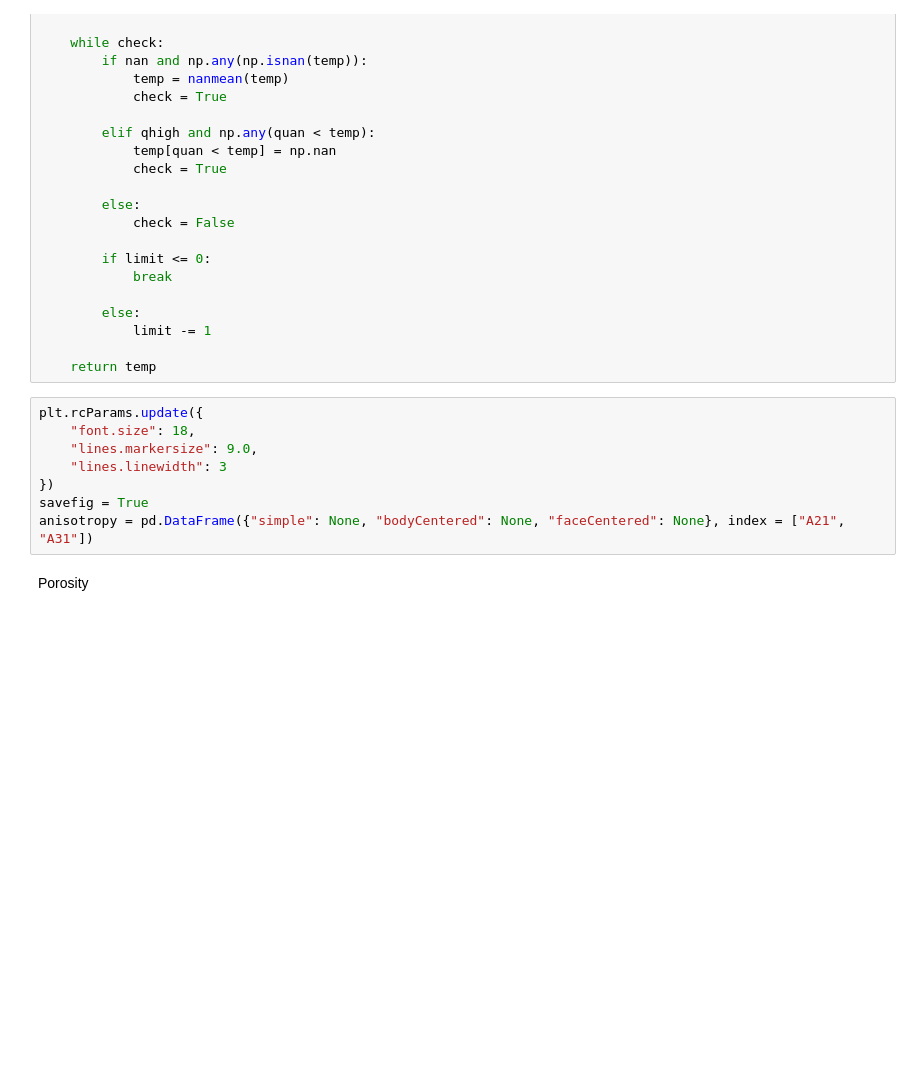
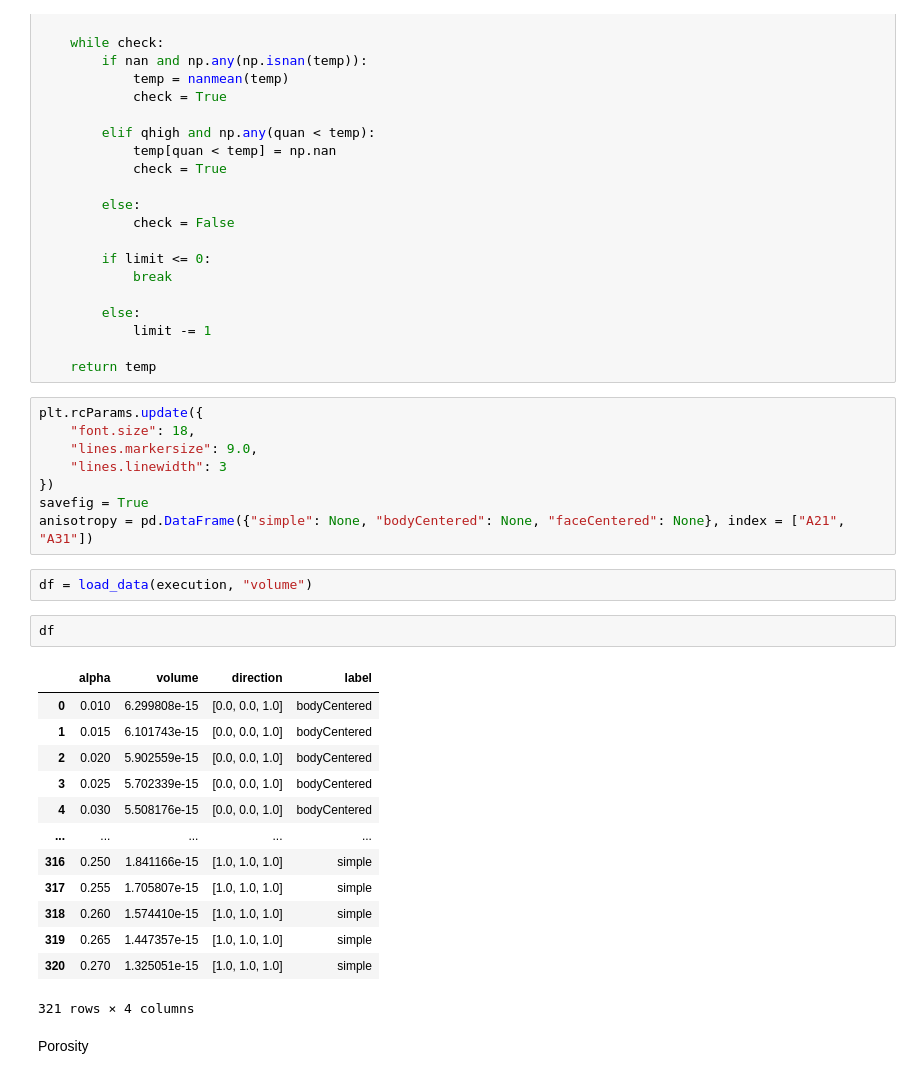
Before and after one commit to L-Nafaryus/anisotropy, a Jupyter notebook: data/analyze.ipynb, the cells around one changed output. Drawn from its saved outputs; the diff is of its cells as text; blank space fills up the shorter version.

```diff
--- a/data/analyze.ipynb
+++ b/data/analyze.ipynb
@@ -126,6 +127,24 @@ plt.rcParams.update({
 })
 savefig = True
 anisotropy = pd.DataFrame({"simple": None, "bodyCentered": None, "faceCentered": None}, index = ["A21", "A31"])
+# %%
+df = load_data(execution, "volume")
+# %%
+df
+# %% [output]
+|  | alpha | volume | direction | label |
+| 0 | 0.010 | 6.299808e-15 | [0.0, 0.0, 1.0] | bodyCentered |
+| 1 | 0.015 | 6.101743e-15 | [0.0, 0.0, 1.0] | bodyCentered |
+| 2 | 0.020 | 5.902559e-15 | [0.0, 0.0, 1.0] | bodyCentered |
+| 3 | 0.025 | 5.702339e-15 | [0.0, 0.0, 1.0] | bodyCentered |
+| 4 | 0.030 | 5.508176e-15 | [0.0, 0.0, 1.0] | bodyCentered |
+| ... | ... | ... | ... | ... |
+| 316 | 0.250 | 1.841166e-15 | [1.0, 1.0, 1.0] | simple |
+| 317 | 0.255 | 1.705807e-15 | [1.0, 1.0, 1.0] | simple |
+| 318 | 0.260 | 1.574410e-15 | [1.0, 1.0, 1.0] | simple |
+| 319 | 0.265 | 1.447357e-15 | [1.0, 1.0, 1.0] | simple |
+| 320 | 0.270 | 1.325051e-15 | [1.0, 1.0, 1.0] | simple |
+321 rows × 4 columns
 # %% [markdown]
 Porosity
 # %%
```
Also changed, not shown: parts of 4 cells of this notebook, 1 other file.
